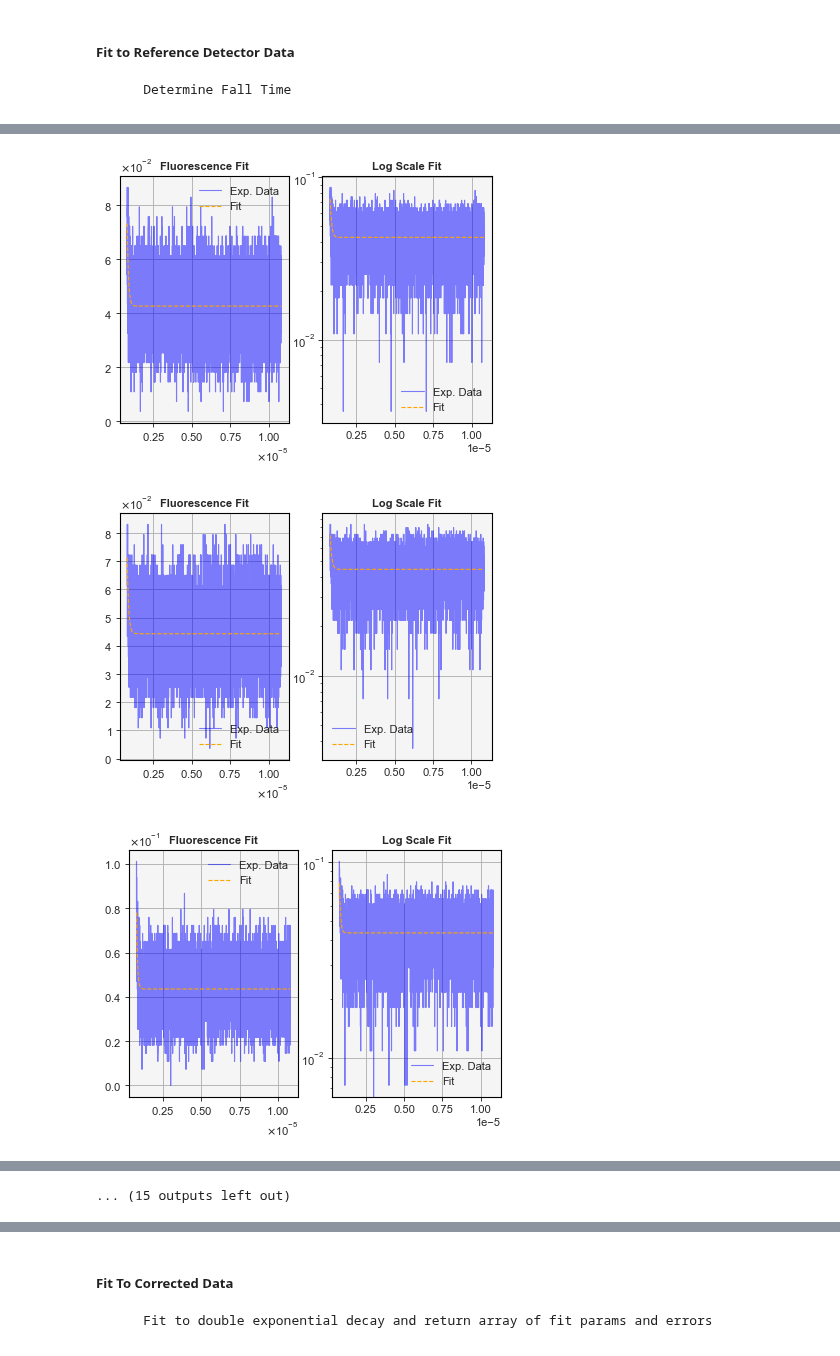
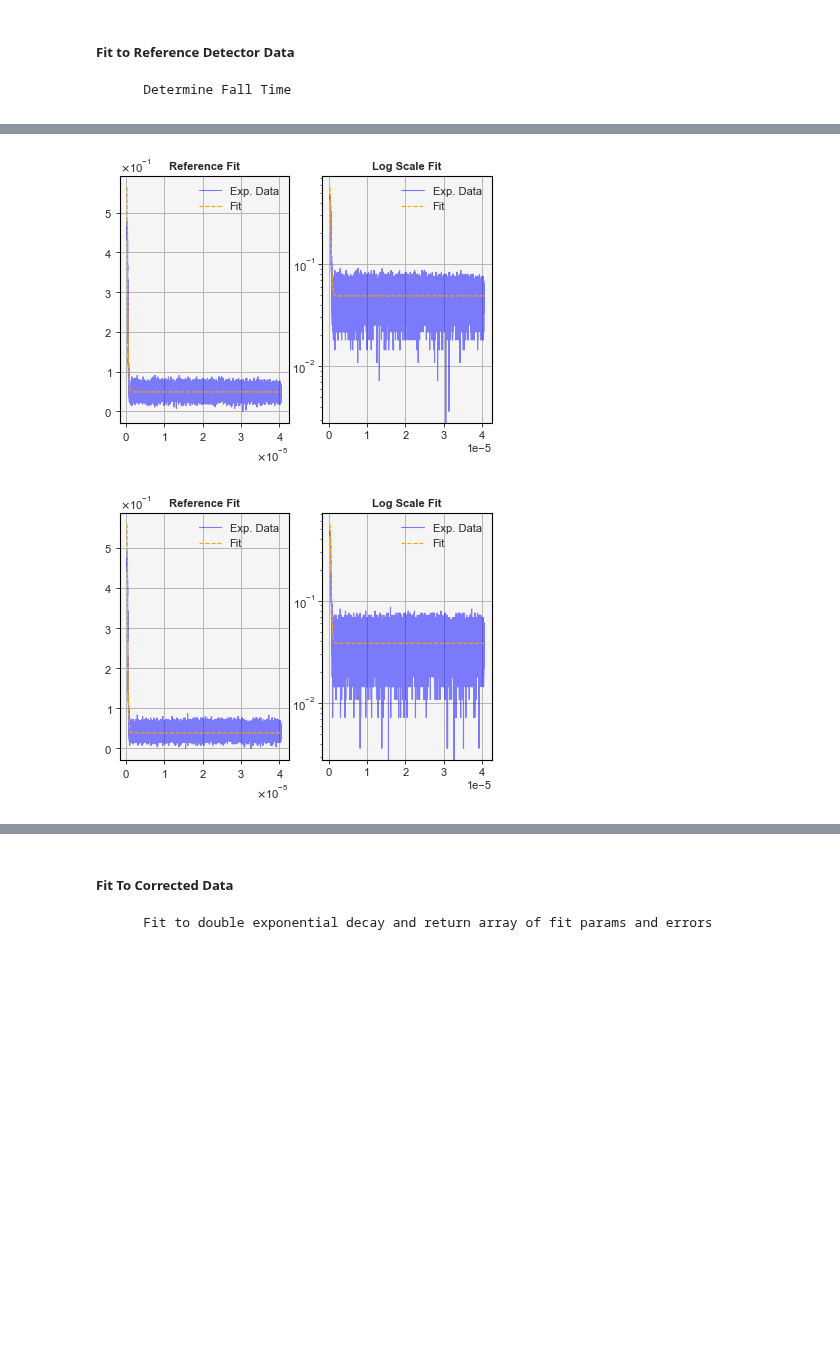
Before and after one commit to SMK-UK/Spectroscopy, a Jupyter notebook: T1_Analysis.ipynb, the cells around one changed output, grey strips where cells are left out. Saved outputs shown, nothing was run; the diff lists cells and outputs as text; code cells hidden in the pictures; blank space fills up the shorter version.

```diff
--- a/T1_Analysis.ipynb
+++ b/T1_Analysis.ipynb
@@ -16,4 +16,4 @@ import matplotlib.pyplot as mp
 
 mp.style.use('signature.mplstyle')
 
-path = r"C:\Users\sk88\Desktop\Fluor_duration46"
+path = r"C:\Users\sk88\Desktop\test_T1"
@@ -22,15 +30,12 @@ path = r"C:\Users\sk88\Desktop\Fluor_duration46"
 ##### Import Data
 
         Load data sets & extract time and voltage data
-# %%
-_, file_names = sf.dir_interogate(path)
-file_paths = [os.path.join(path, f_name) for f_name in file_names]
-data_lists = [sf.open_excel(file_path) for file_path in file_paths]
-length_data_lists = range(len(data_lists))
-time_lists = [data_lists[n][0] for n in length_data_lists]
-trigger_lists = [data_lists[n][1] for n in length_data_lists]
-reference_lists = [data_lists[n][3] for n in length_data_lists]
-transmitted_lists = [data_lists[n][2] for n in length_data_lists]
+# %%
+time_data_sets = [[excel_file[0] for excel_file in excel_folder] for excel_folder in excel_folders]
+trigger_data_sets = [[excel_file[1] for excel_file in excel_folder] for excel_folder in excel_folders]
+transmitted_data_sets = [[excel_file[2] for excel_file in excel_folder] for excel_folder in excel_folders]
+reference_data_sets = [[excel_file[3] for excel_file in excel_folder] for excel_folder in excel_folders]
+times = [x *1E6 for x in time_data_sets[0][0]]
 # %% [markdown]
 
 ##### Check channel assignment
@@ -122,29 +133,32 @@ trans_avg_cor = [[value - trans_min for value in smoothed_list] for smoothed_lis
 ##### Fit to Reference Detector Data
         Determine Fall Time
 # %%
-ref_zipped = zip(ref_time_lists, ref_corrected, ref_max_list, ref_min_list)
-fit_ref_corrected = [ff.fit_exp_decay(time, ref, params=(max_value, guess_ref_T1, min_value)) for time, ref, max_value, min_value in ref_zipped]
-# loop over references - fit and plot data
-for idx, time in enumerate(ref_time_lists):
-    # zip data together for list comprehension
+ref_zipped = zip(ref_cut_time_data_sets, ref_corrected, ref_max_list, ref_min_list)
+reference_fit_sets = [[ff.fit_exp_decay(time, ref, params=(max_value, guess_ref_T1, min_value)) for time, ref, max_value, min_value in zip(time_set, ref_set, max_set, min_set)] for time_set, ref_set, max_set, min_set in ref_zipped]
+
+# loop over references - fit and plot data of one set per folder
+for idx, ref_fitted_set in enumerate(reference_fit_sets):
 
     fig, ax = mp.subplots(nrows=1, ncols=2)
 
-    ax[0].set_title('Fluorescence Fit')
-    ax[0].plot(time, ref_corrected[idx], color='blue', alpha=0.5, label='Exp. Data')
-    ax[0].plot(time, ff.exp_decay(np.array(time), *fit_ref_corrected[idx][0]), color='orange', linestyle='--', alpha=1, label='Fit')
+    ax[0].set_title('Reference Fit')
+    ax[0].plot(ref_cut_time_data_sets[idx][0], ref_corrected[idx][0], color='blue', alpha=0.5, label='Exp. Data')
+    ax[0].plot(ref_cut_time_data_sets[idx][0], ff.exp_decay(np.array(ref_cut_time_data_sets[idx][0]), *ref_fitted_set[idx][0]), color='orange', linestyle='--', alpha=1, label='Fit')
     ax[0].ticklabel_format(axis='both', style='sci', scilimits=(0,0), useMathText = True)
     ax[0].legend()
+
     ax[1].set_title('Log Scale Fit')
-    ax[1].plot(time, ref_corrected[idx], color='blue', alpha=0.5, label='Exp. Data')
-    ax[1].plot(time, ff.exp_decay(np.array(time), *fit_ref_corrected[idx][0]), color='orange', linestyle='--', alpha=1, label='Fit')
+    ax[1].plot(ref_cut_time_data_sets[idx][0], ref_corrected[idx][0], color='blue', alpha=0.5, label='Exp. Data')
+    ax[1].plot(ref_cut_time_data_sets[idx][0], ff.exp_decay(np.array(ref_cut_time_data_sets[idx][0]), *ref_fitted_set[idx][0]), color='orange', linestyle='--', alpha=1, label='Fit')
     ax[1].set_yscale('log')
     ax[1].legend()
+
+    # print out fitted values
     print('Fit Params data[{0}]:'.format(idx))
-    print("I0 : {0:2.2f} mV, T1 : {1:2.2f} us, Y0 : {2:2.2f} mV".format(*fit_ref_corrected[idx][0]*1E6))
+    print("I0 : {0:2.2f} mV, T1 : {1:2.2f} us, Y0 : {2:2.2f} mV".format(*ref_fitted_set[idx][0]*1E6))
     print('Fit Error data[{0}]:'.format(idx))
-    print("dI0 : {0:2.2f} mV, dT1 : {1:2.2f} us, dY0 : {2:2.2f} mV \n".format(*fit_ref_corrected[idx][1]*1E6))
+    print("dI0 : {0:2.2f} mV, dT1 : {1:2.3f} us, dY0 : {2:2.2f} mV \n".format(*ref_fitted_set[idx][1]*1E6))
 
-ref_fall_times = [T1[1][0] for T1 in fit_ref_corrected]
+ref_fall_times = [[T1[1][0] for T1 in reference_fitted] for reference_fitted in reference_fit_sets]
 # %% [output]
 Fit Params data[0]:
@@ -181,3 +173,2 @@ dI0 : 662396402.50 mV, dT1 : 0.01 us, dY0 : 119.89 mV
-[figure, old version]
+[figure, new version]
-[figure, old version]
+[figure, new version]
-[figure, removed]
@@ -191 +174,0 @@ dI0 : 662396402.50 mV, dT1 : 0.01 us, dY0 : 119.89 mV
-... (15 outputs left out)
```
Also changed, not shown: parts of 9 cells of this notebook, 5 other files.
